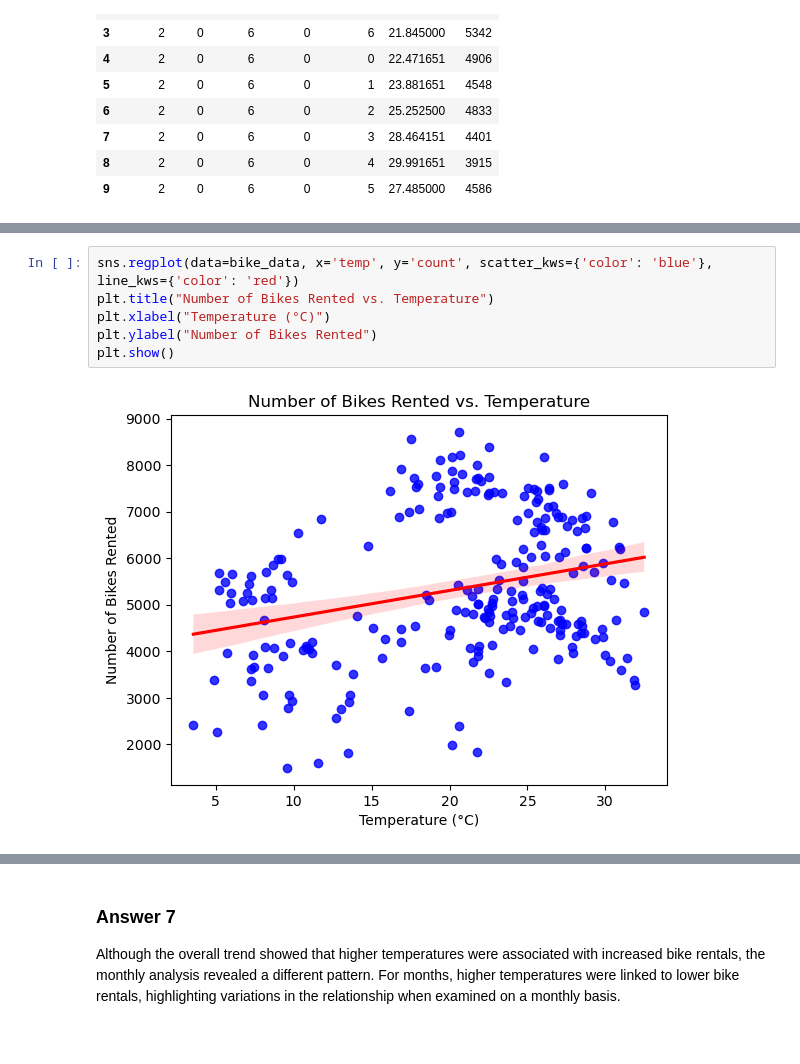
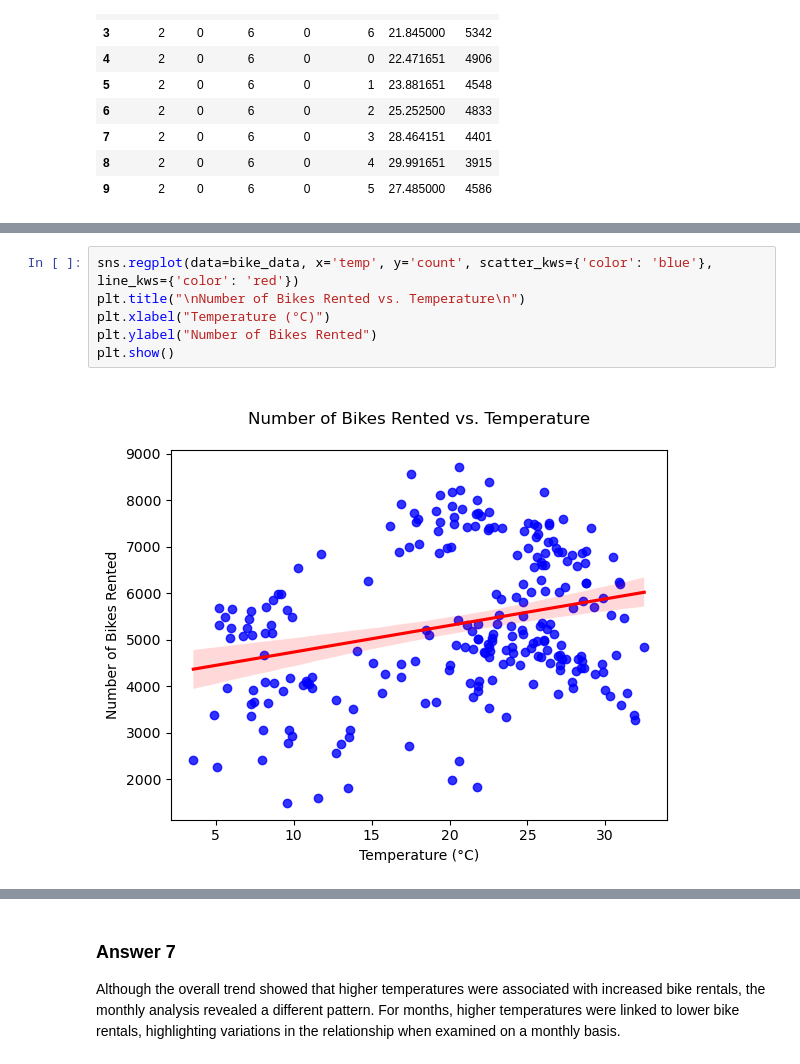
Before and after one commit to INFO-511-F24/lab-05-ChilePeppers, a Jupyter notebook: lab-5.ipynb, the cells around one changed output, grey strips where cells are left out. Cells and saved outputs as stored; diff of their text form.

```diff
--- a/lab-5.ipynb
+++ b/lab-5.ipynb
@@ -393,12 +393,12 @@ print(bike_data.info)
 [242 rows x 7 columns]>
 # %%
 sns.regplot(data=bike_data, x='temp', y='count', scatter_kws={'color': 'blue'}, line_kws={'color': 'red'})
-plt.title("Number of Bikes Rented vs. Temperature")
+plt.title("\nNumber of Bikes Rented vs. Temperature\n")
 plt.xlabel("Temperature (°C)")
 plt.ylabel("Number of Bikes Rented")
 plt.show()
 # %% [output]
-[figure, old version]
+[figure, new version]
 # %%
 sns.lmplot(
     data=bike_data,
```
Also changed, not shown: parts of 1 cell of this notebook.
